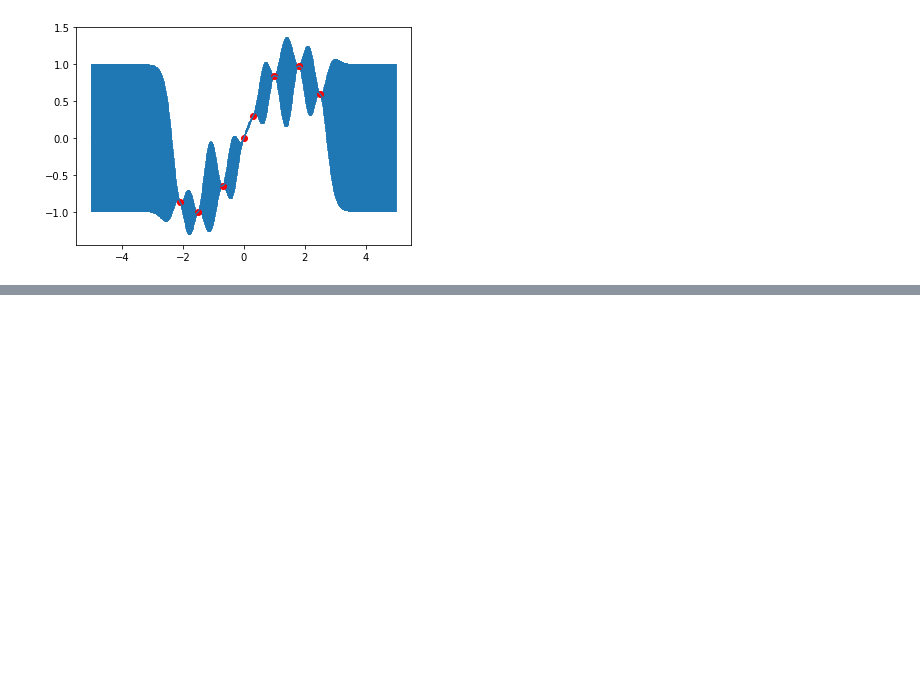
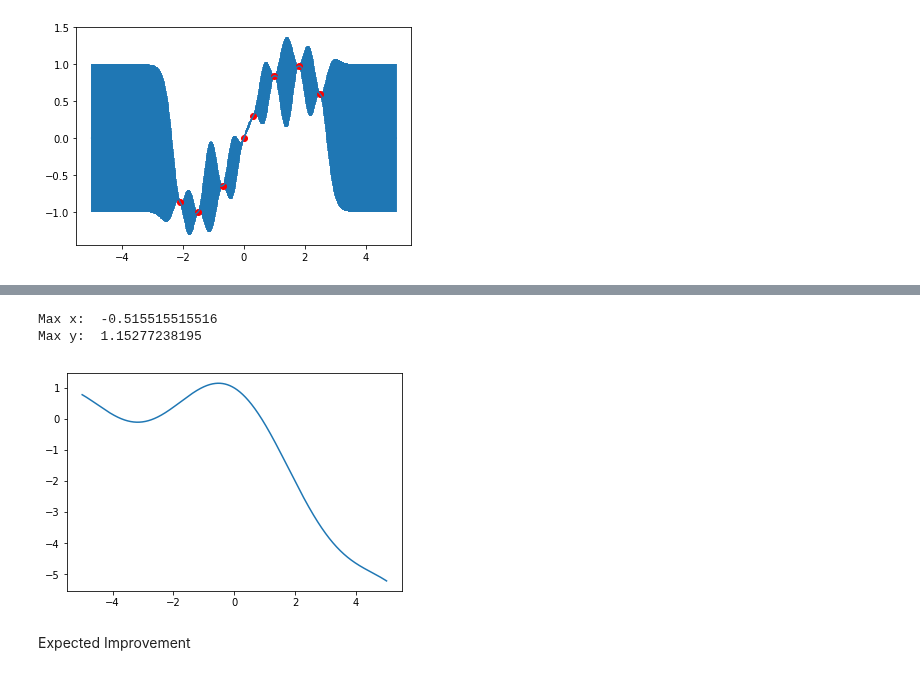
Before and after one commit to jamjs98764/Parallel-Bayesian-Optimisation, a Jupyter notebook: Sample Code/GP Reg (from scratch).ipynb, the cells around one changed output, grey strips where cells are left out. Saved outputs shown, nothing was run; the diff lists cells and outputs as text; code cells hidden in the pictures; blank space fills up the shorter version.

```diff
--- a/Sample Code/GP Reg (from scratch).ipynb
+++ b/Sample Code/GP Reg (from scratch).ipynb
@@ -121,0 +277,12 @@ plt.plot(x, y, "ro")
+# %%
+x_pred = np.linspace(-5, 5, 1000)
+plt.plot(x_pred, f2(x_pred))
+ind = np.argmax(f2(x_pred))
+print("Max x: ", x_pred[ind])
+print("Max y: ", max(f2(x_pred)))
+# %% [output]
+Max x:  -0.515515515516
+Max y:  1.15277238195
+[figure, added]
+# %% [markdown]
+Expected Improvement
```
Also changed, not shown: parts of 11 cells of this notebook, 1 other file.
